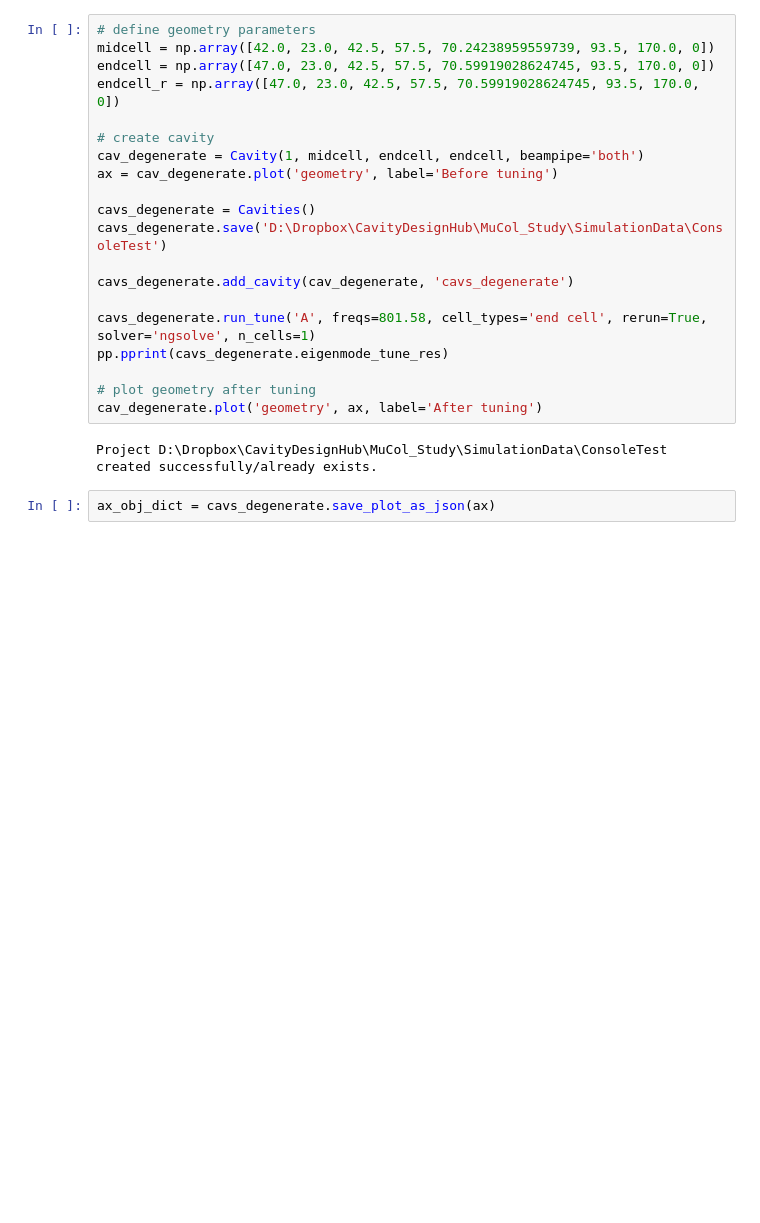
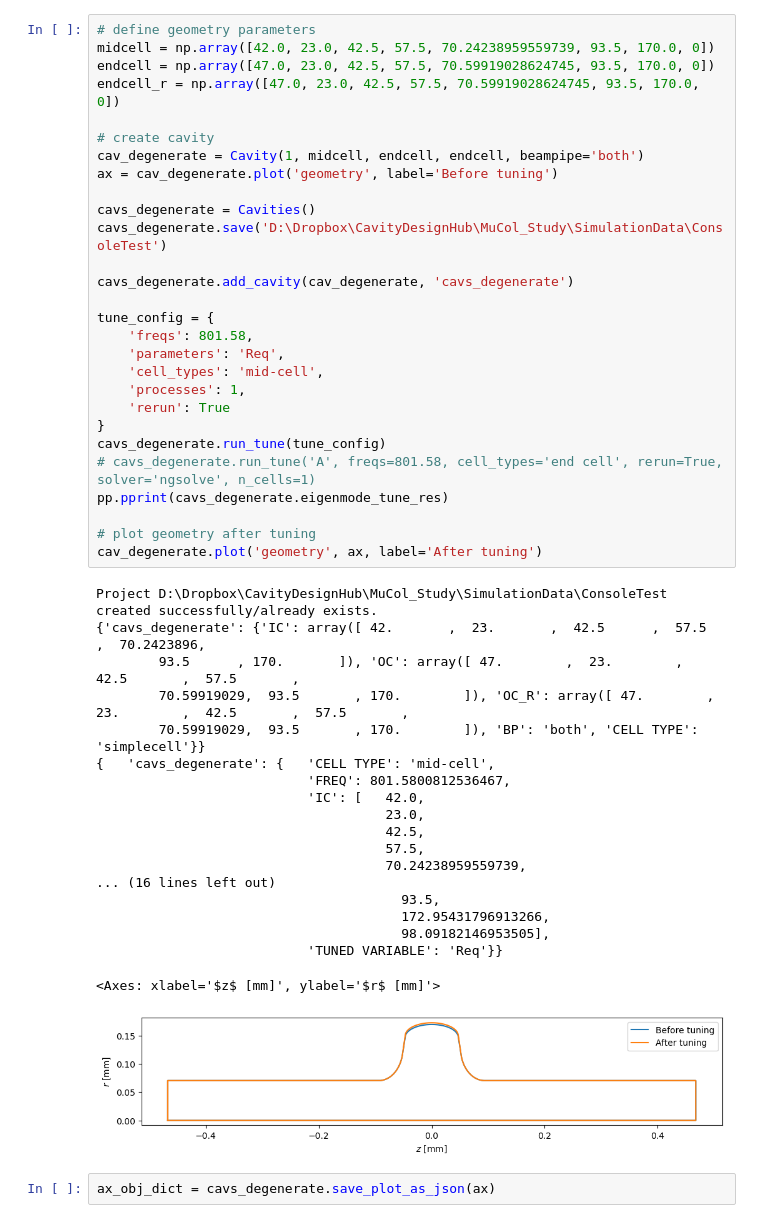
Before and after one commit to Dark-Elektron/cavsim2d, a Jupyter notebook: notebooks/tune_test.ipynb, the cells around one changed output. Saved outputs shown, nothing was run; the diff lists cells and outputs as text; blank space fills up the shorter version.

```diff
--- a/notebooks/tune_test.ipynb
+++ b/notebooks/tune_test.ipynb
@@ -15,25 +15,51 @@ pp = pprint.PrettyPrinter(indent=4)
 # %%
 # define geometry parameters
 midcell = np.array([42.0, 23.0, 42.5, 57.5, 70.24238959559739, 93.5, 170.0, 0])
 endcell = np.array([47.0, 23.0, 42.5, 57.5, 70.59919028624745, 93.5, 170.0, 0])
 endcell_r = np.array([47.0, 23.0, 42.5, 57.5, 70.59919028624745, 93.5, 170.0, 0])
 
 # create cavity
 cav_degenerate = Cavity(1, midcell, endcell, endcell, beampipe='both')
 ax = cav_degenerate.plot('geometry', label='Before tuning')
 
 cavs_degenerate = Cavities()
 cavs_degenerate.save('D:\Dropbox\CavityDesignHub\MuCol_Study\SimulationData\ConsoleTest')
 
 cavs_degenerate.add_cavity(cav_degenerate, 'cavs_degenerate')
 
-cavs_degenerate.run_tune('A', freqs=801.58, cell_types='end cell', rerun=True, solver='ngsolve', n_cells=1)
+tune_config = {
+    'freqs': 801.58,
+    'parameters': 'Req',
+    'cell_types': 'mid-cell',
+    'processes': 1,
+    'rerun': True
+}
+cavs_degenerate.run_tune(tune_config)
+# cavs_degenerate.run_tune('A', freqs=801.58, cell_types='end cell', rerun=True, solver='ngsolve', n_cells=1)
 pp.pprint(cavs_degenerate.eigenmode_tune_res)
 
 # plot geometry after tuning
 cav_degenerate.plot('geometry', ax, label='After tuning')
 # %% [output]
 Project D:\Dropbox\CavityDesignHub\MuCol_Study\SimulationData\ConsoleTest created successfully/already exists.
+{'cavs_degenerate': {'IC': array([ 42.       ,  23.       ,  42.5      ,  57.5      ,  70.2423896,
+        93.5      , 170.       ]), 'OC': array([ 47.        ,  23.        ,  42.5       ,  57.5       ,
+        70.59919029,  93.5       , 170.        ]), 'OC_R': array([ 47.        ,  23.        ,  42.5       ,  57.5       ,
+        70.59919029,  93.5       , 170.        ]), 'BP': 'both', 'CELL TYPE': 'simplecell'}}
+{   'cavs_degenerate': {   'CELL TYPE': 'mid-cell',
+                           'FREQ': 801.5800812536467,
+                           'IC': [   42.0,
+                                     23.0,
+                                     42.5,
+                                     57.5,
+                                     70.24238959559739,
+... (16 lines left out)
+                                       93.5,
+                                       172.95431796913266,
+                                       98.09182146953505],
+                           'TUNED VARIABLE': 'Req'}}
+<Axes: xlabel='$z$ [mm]', ylabel='$r$ [mm]'>
+[figure, added]
 # %%
 ax_obj_dict = cavs_degenerate.save_plot_as_json(ax)
 # %%
```
Also changed, not shown: parts of 2 cells of this notebook, 21 other files.
